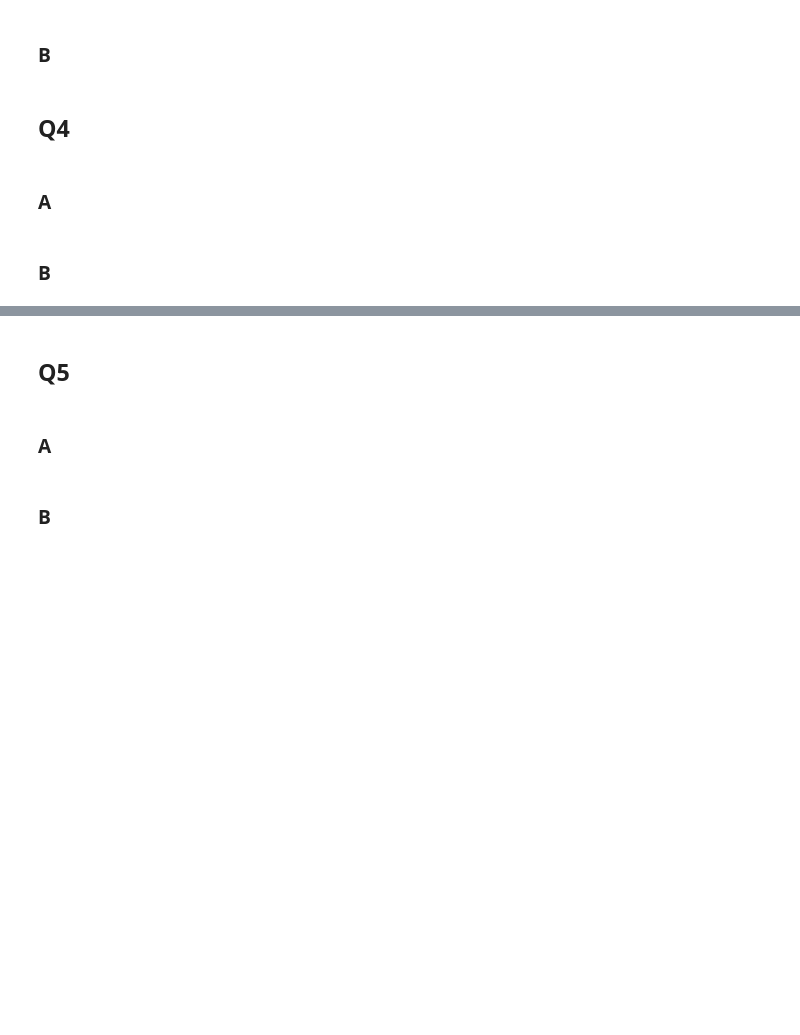
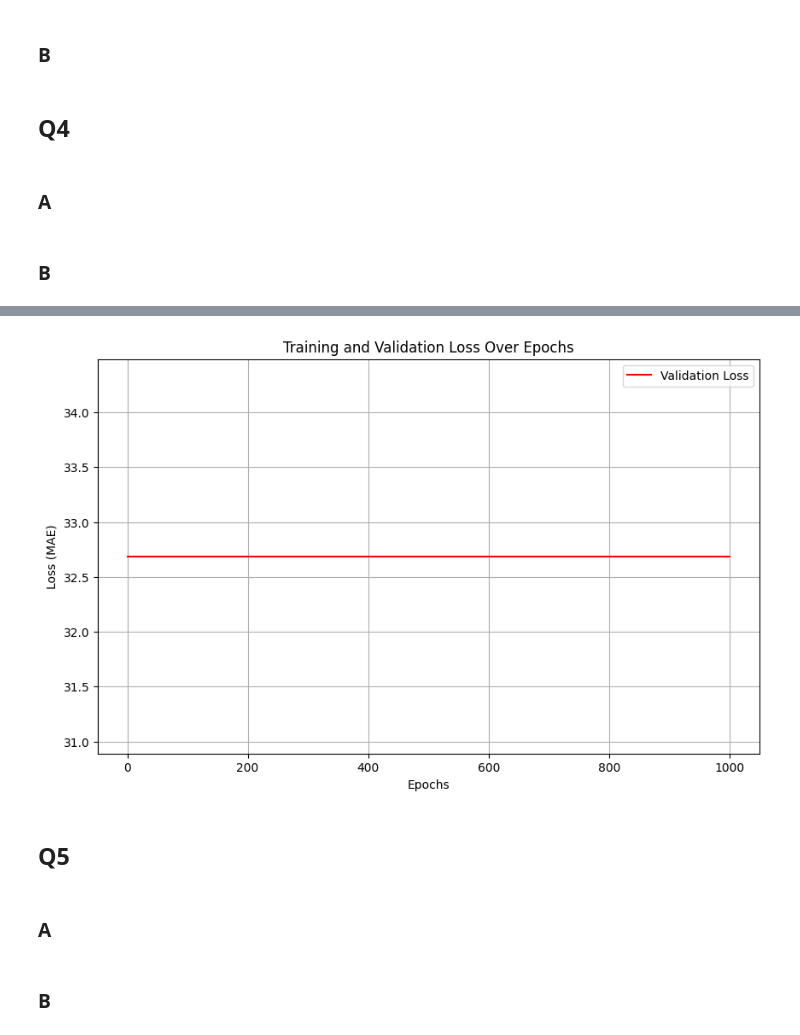
Before and after one commit to elijah-jones-2003/PADL, a Jupyter notebook: padl.ipynb, the cells around one changed output, grey strips where cells are left out. Drawn from its saved outputs; the diff is of its cells as text; code cells hidden in the pictures; blank space fills up the shorter version.

```diff
--- a/padl.ipynb
+++ b/padl.ipynb
@@ -204,0 +202,17 @@ data = np.loadtxt('datasets/PADL-Q3.txt', delimiter=' ')
+# %%
+# Load data from PADL-Q3.txt
+with open('datasets/PADL-Q3.txt', 'r') as f:
+    sentences = [line.strip().split() for line in f]
+
+# Train a Skip-gram Word2Vec model
+model = Word2Vec(sentences=sentences, sg=1)
+word_embeddings = model.wv
+
+# Cosine similarities betweeen node 5 and nodes 21 - 30
+print("Similarities with node 5:")
+for i in range(21, 31):
+    try:
+        sim = word_embeddings.similarity("5", str(i))
+        print(f"Node 5 <-> Node {i}: {sim:.4f}")
+    except KeyError:
+        print(f"Node {i} not in vocabulary.")
@@ -214,0 +287,50 @@ data = np.genfromtxt('datasets/body_measurements.csv', delimiter=',', skip_heade
+# %%
+# Get rid of these
+train_losses = []
+val_losses = []
+
+# Training loop
+for epoch in range(1000):
+    model.train()
+    optimiser.zero_grad()
+    outputs = model(X_train_tensor)
+    loss = loss_func(outputs, y_train_tensor)
+
+    loss.backward()
+    optimiser.step()
+
+    # Validation
+    model.eval()
+    with torch.no_grad():
+        val_outputs = model(X_val_tensor)
+        val_loss = val_loss_func(val_outputs, y_val_tensor)
+
+
+    # Get rid of this
+    train_losses.append(loss.item())
+    val_losses.append(val_loss.item())
+
+    print(f"Epoch {epoch+1}, Train MSE: {loss.item():.2f}, Val MAE: {val_loss.item():.2f}")
+    scheduler.step(val_loss.item())
+
+# Function to calculate the number of parameters
+def count_parameters(model):
+    total_params = sum(p.numel() for p in model.parameters())
+    return total_params
+
+# Calculate and print the number of parameters
+total_params = count_parameters(model)
+print(f"Total number of parameters: {total_params}")
+
+
+# Plot the training and validation loss over epochs
+plt.figure(figsize=(10, 6))
+# plt.plot(range(1, 1001), train_losses, label="Train Loss", color='blue')
+plt.plot(range(1, 1001), val_losses, label="Validation Loss", color='red')
+plt.xlabel('Epochs')
+plt.ylabel('Loss (MAE)')
+plt.title('Training and Validation Loss Over Epochs')
+plt.legend()
+plt.grid(True)
+plt.show()
+# %% [output]
@@ -215,3 +354,4 @@ data = np.genfromtxt('datasets/body_measurements.csv', delimiter=',', skip_heade
+[figure, added]
 # %% [markdown]
 ## Q5
 # %% [markdown]
```
Also changed, not shown: parts of 8 cells of this notebook.
